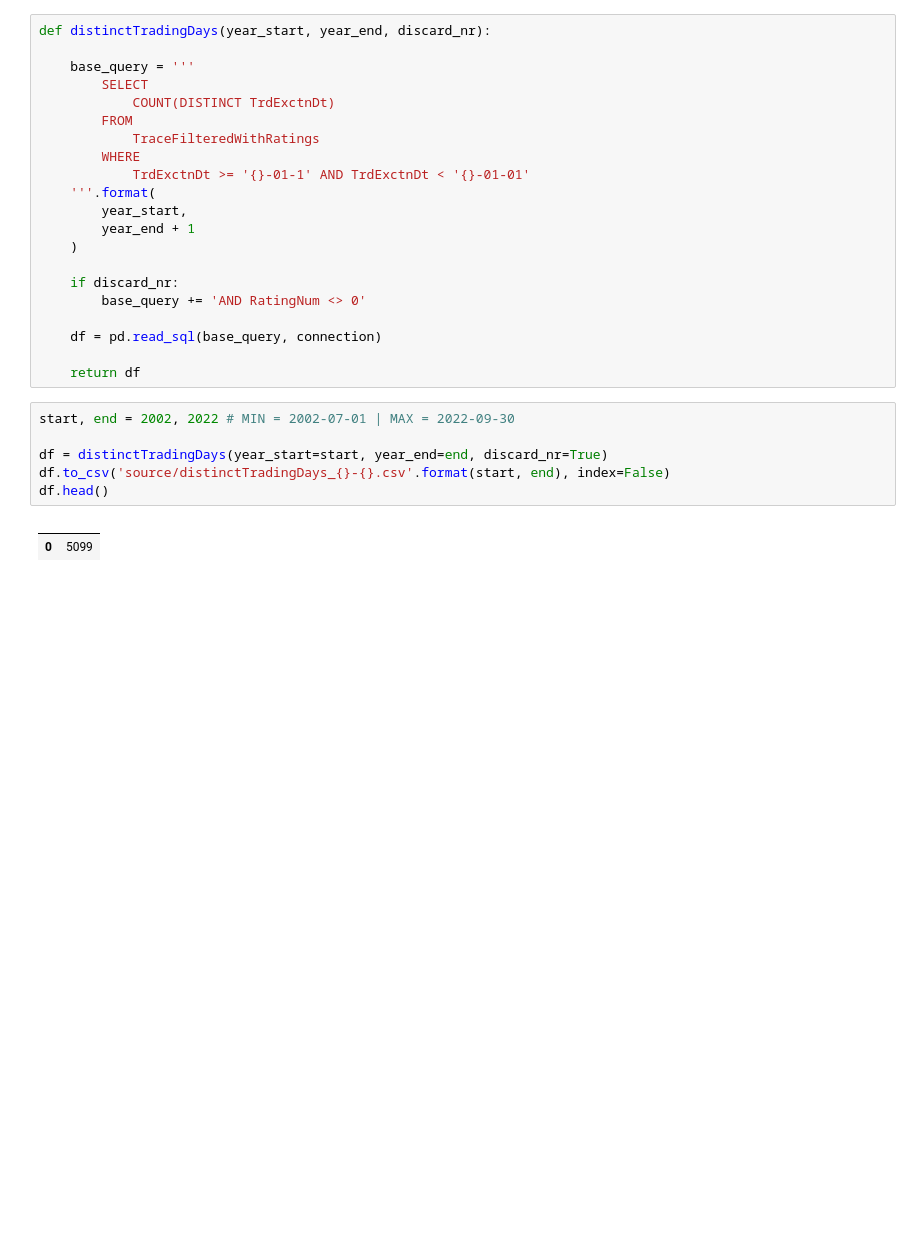
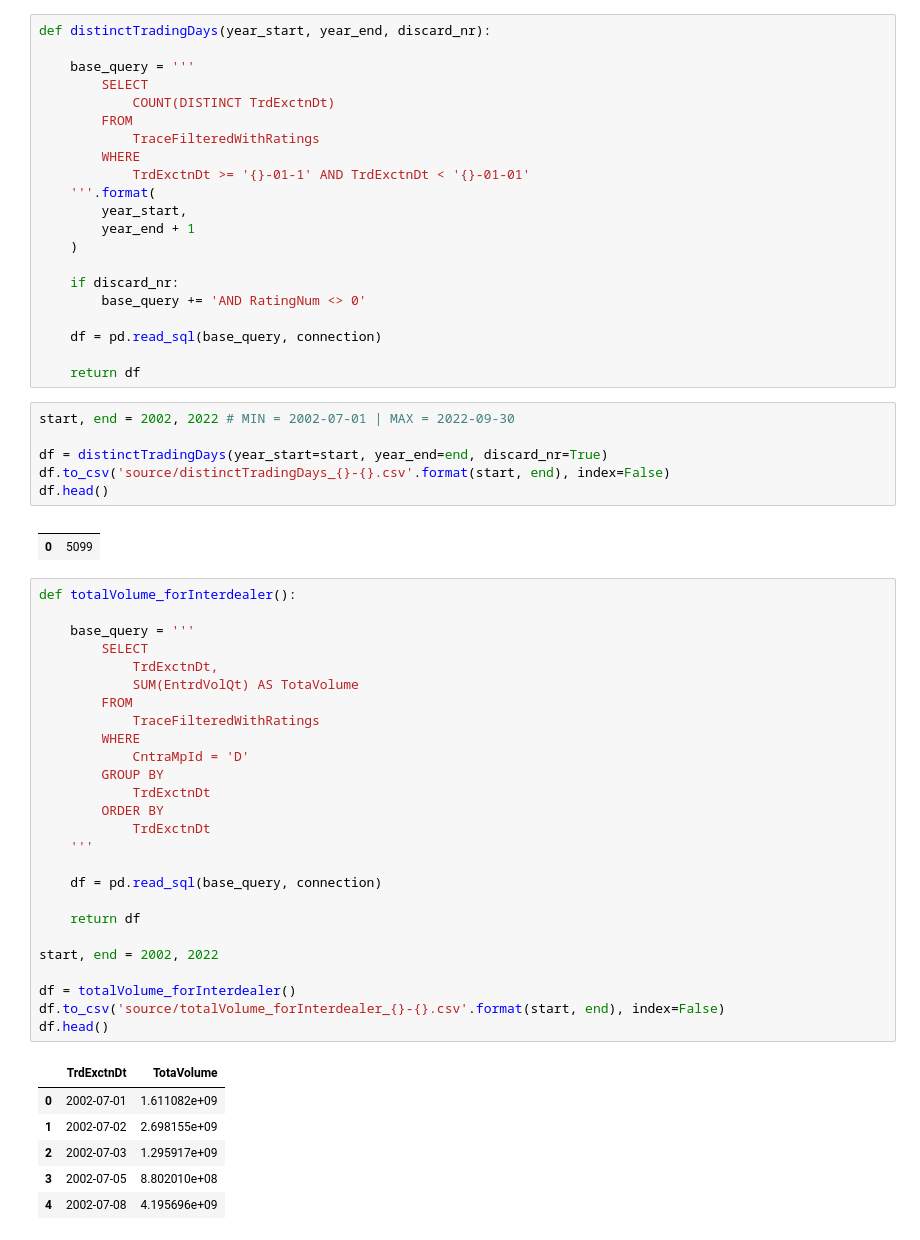
Before and after one commit to sonqo/msc-data-science, a Jupyter notebook: 0-thesis/db-desc/data-fetching-desc.ipynb, the cells around one changed output. Saved outputs shown, nothing was run; the diff lists cells and outputs as text; blank space fills up the shorter version.

```diff
--- a/0-thesis/db-desc/data-fetching-desc.ipynb
+++ b/0-thesis/db-desc/data-fetching-desc.ipynb
@@ -443,3 +573,36 @@ df.head()
 # %% [output]
 |  |  |
 | 0 | 5099 |
+# %%
+def totalVolume_forInterdealer():
+
+    base_query = '''
+        SELECT
+            TrdExctnDt,
+            SUM(EntrdVolQt) AS TotaVolume
+        FROM
+            TraceFilteredWithRatings
+        WHERE
+            CntraMpId = 'D'
+        GROUP BY
+            TrdExctnDt
+        ORDER BY
+            TrdExctnDt
+    '''
+
+    df = pd.read_sql(base_query, connection)
+
+    return df
+
+start, end = 2002, 2022
+
+df = totalVolume_forInterdealer()
+df.to_csv('source/totalVolume_forInterdealer_{}-{}.csv'.format(start, end), index=False)
+df.head()
+# %% [output]
+|  | TrdExctnDt | TotaVolume |
+| 0 | 2002-07-01 | 1.611082e+09 |
+| 1 | 2002-07-02 | 2.698155e+09 |
+| 2 | 2002-07-03 | 1.295917e+09 |
+| 3 | 2002-07-05 | 8.802010e+08 |
+| 4 | 2002-07-08 | 4.195696e+09 |
```
Also changed, not shown: parts of 7 cells of this notebook.
